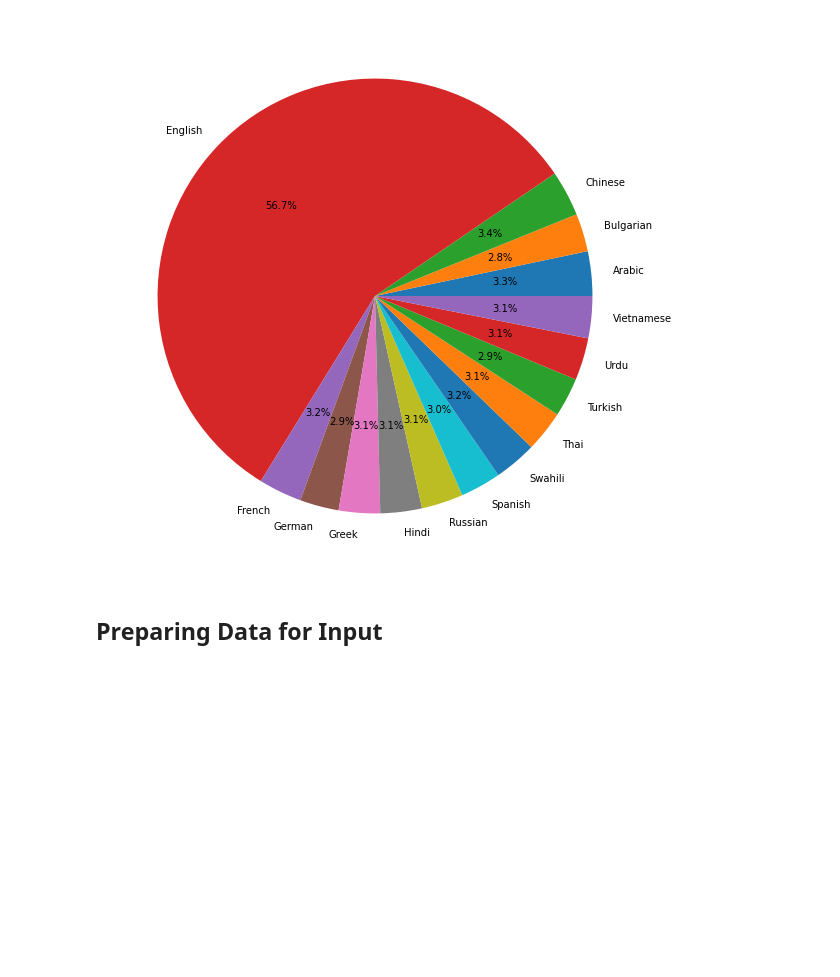
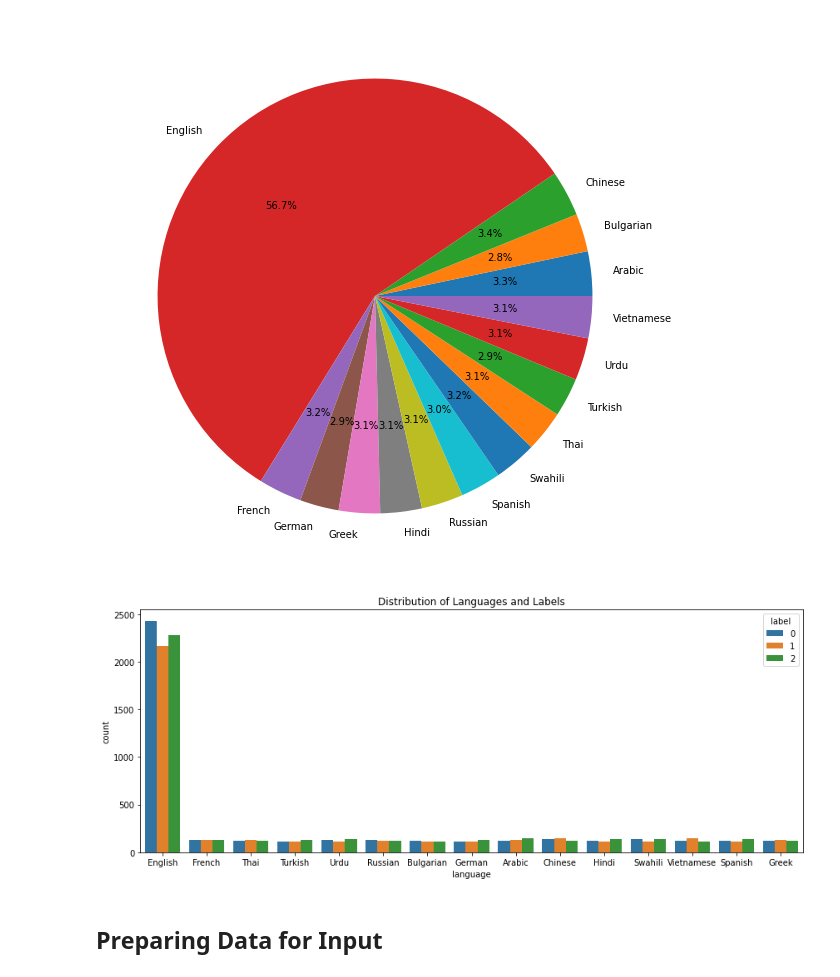
Before and after one commit to fedecabre/P8_Contradictory-My-Dear-Watson-kaggle-competition, a Jupyter notebook: contradictory-my-dear-watson-by-federico-cabrera-roberta.ipynb, the cells around one changed output. Cells and saved outputs as stored; diff of their text form; code cells hidden in the pictures; blank space fills up the shorter version.

```diff
--- a/contradictory-my-dear-watson-by-federico-cabrera-roberta.ipynb
+++ b/contradictory-my-dear-watson-by-federico-cabrera-roberta.ipynb
@@ -132,6 +233,23 @@ plt.pie(frequencies,labels = labels, autopct = '%1.1f%%')
 plt.show()
 # %% [output]
 [figure]
+# %%
+import seaborn as sns
+#explore the distribution of classes and languages
+fig, ax = plt.subplots(figsize = (12,5))
+
+#for maximum aesthetics
+palette = sns.cubehelix_palette(8, start=2, rot=0, dark=0, light=.95, reverse=True)
+
+graph1 = sns.countplot(train['language'], hue = train['label'])#, palette = palette)
+
+#set title
+graph1.set_title('Distribution of Languages and Labels')
+
+plt.tight_layout()
+plt.show()
+# %% [output]
+[figure, added]
 # %% [markdown]
 ## Preparing Data for Input
 # %% [markdown]
```
Also changed, not shown: parts of 26 cells of this notebook.
